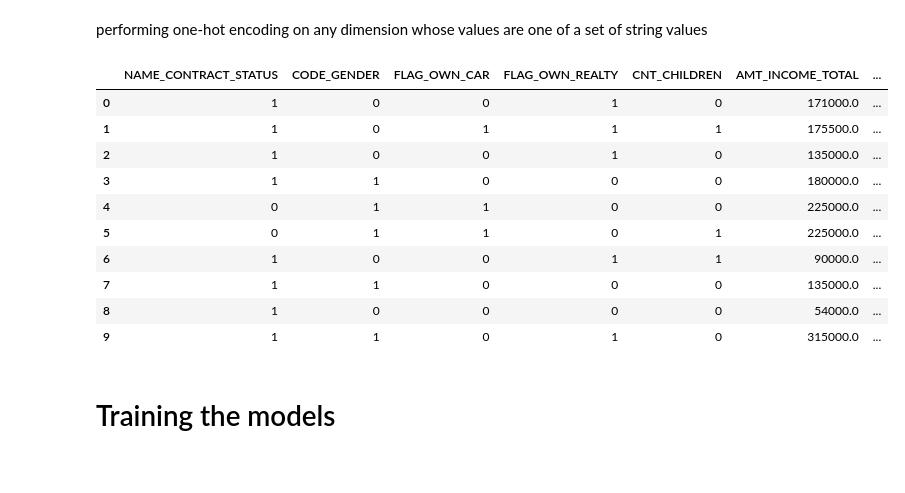
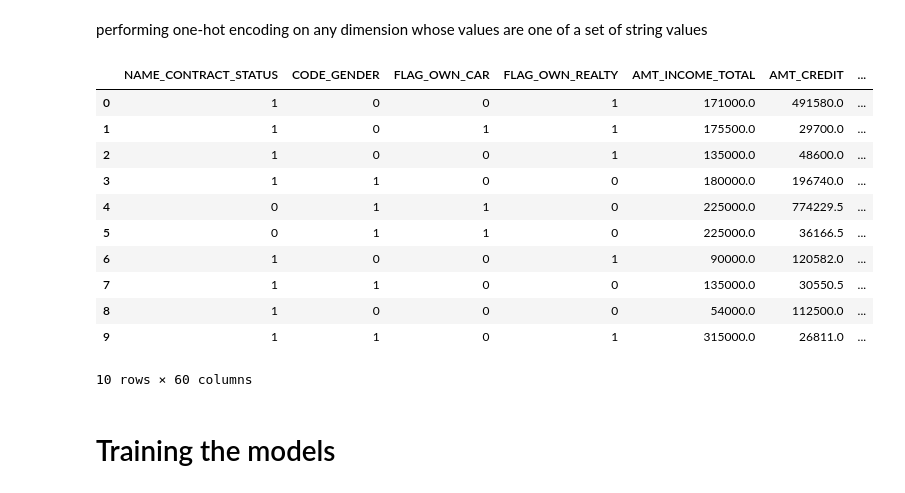
Before and after one commit to DanielHunte/Credit-Analysis, a Jupyter notebook: model-selection.ipynb, the cells around one changed output. Drawn from its saved outputs; the diff is of its cells as text; code cells hidden in the pictures.

```diff
--- a/model-selection.ipynb
+++ b/model-selection.ipynb
@@ -21,8 +21,11 @@ df = pd.read_csv('database.csv', nrows=5000)[[
     'AMT_CREDIT',
     'NAME_INCOME_TYPE',
     'NAME_EDUCATION_TYPE',
+    'NAME_FAMILY_STATUS',
+    'NAME_HOUSING_TYPE',
     'DAYS_BIRTH',
     'DAYS_EMPLOYED',
+    'OCCUPATION_TYPE',
     'CNT_FAM_MEMBERS'
 ]]
 
@@ -78,7 +81,7 @@ df_reduced.head(10)
 ## One-Hot Encoding
 defining a function that returns a copy of the input dataframe with a specific dimension one-hot encoded
 # %%
-def one_hot_encode(df, name):
+def one_hot_encode(df, name, prefix=''):
     if type(name) != str:
         raise Exception('one hot encoding applies to one dimension at a time')
     if len(df) == 0:
@@ -90,32 +93,37 @@ def one_hot_encode(df, name):
     #for each unique value, we create a new column where df[row][new column] is 1 if the value of df[row][value] == new column
     for v in values:
         one_hot_column = [(1 if df[name][i] == v else 0) for i in range(len(df))]
-        df.insert(loc=len(df.loc[0]), column=v, value=one_hot_column)
+        df.insert(loc=len(df.loc[0]), column=prefix + str(v), value=one_hot_column)
 
     return df.drop(labels=[name], axis=1)
 # %% [markdown]
 performing one-hot encoding on any dimension whose values are one of a set of string values
 # %%
 df_encoded = df_reduced
+df_encoded = one_hot_encode(df_encoded, 'NAME_INCOME_TYPE')
 df_encoded = one_hot_encode(df_encoded, 'NAME_EDUCATION_TYPE')
-df_encoded = one_hot_encode(df_encoded, 'NAME_INCOME_TYPE')
-
-df_final = df_encoded
+df_encoded = one_hot_encode(df_encoded, 'NAME_FAMILY_STATUS')
+df_encoded = one_hot_encode(df_encoded, 'NAME_HOUSING_TYPE')
+df_encoded = one_hot_encode(df_encoded, 'OCCUPATION_TYPE')
+df_encoded = one_hot_encode(df_encoded, 'CNT_CHILDREN', prefix='CNT_CHILDREN_')
+df_encoded = one_hot_encode(df_encoded, 'CNT_FAM_MEMBERS', prefix='CNT_CHILDREN_')
+df_all_features = df_encoded
 
 #sanity check the dataframe before any work on it begins
-df_final.head(10)
+df_all_features.head(10)
 # %% [output]
-|  | NAME_CONTRACT_STATUS | CODE_GENDER | FLAG_OWN_CAR | FLAG_OWN_REALTY | CNT_CHILDREN | AMT_INCOME_TOTAL | ... |
-| 0 | 1 | 0 | 0 | 1 | 0 | 171000.0 | ... |
-| 1 | 1 | 0 | 1 | 1 | 1 | 175500.0 | ... |
-| 2 | 1 | 0 | 0 | 1 | 0 | 135000.0 | ... |
-| 3 | 1 | 1 | 0 | 0 | 0 | 180000.0 | ... |
-| 4 | 0 | 1 | 1 | 0 | 0 | 225000.0 | ... |
-| 5 | 0 | 1 | 1 | 0 | 1 | 225000.0 | ... |
-| 6 | 1 | 0 | 0 | 1 | 1 | 90000.0 | ... |
-| 7 | 1 | 1 | 0 | 0 | 0 | 135000.0 | ... |
-| 8 | 1 | 0 | 0 | 0 | 0 | 54000.0 | ... |
-| 9 | 1 | 1 | 0 | 1 | 0 | 315000.0 | ... |
+|  | NAME_CONTRACT_STATUS | CODE_GENDER | FLAG_OWN_CAR | FLAG_OWN_REALTY | AMT_INCOME_TOTAL | AMT_CREDIT | ... |
+| 0 | 1 | 0 | 0 | 1 | 171000.0 | 491580.0 | ... |
+| 1 | 1 | 0 | 1 | 1 | 175500.0 | 29700.0 | ... |
+| 2 | 1 | 0 | 0 | 1 | 135000.0 | 48600.0 | ... |
+| 3 | 1 | 1 | 0 | 0 | 180000.0 | 196740.0 | ... |
+| 4 | 0 | 1 | 1 | 0 | 225000.0 | 774229.5 | ... |
+| 5 | 0 | 1 | 1 | 0 | 225000.0 | 36166.5 | ... |
+| 6 | 1 | 0 | 0 | 1 | 90000.0 | 120582.0 | ... |
+| 7 | 1 | 1 | 0 | 0 | 135000.0 | 30550.5 | ... |
+| 8 | 1 | 0 | 0 | 0 | 54000.0 | 112500.0 | ... |
+| 9 | 1 | 1 | 0 | 1 | 315000.0 | 26811.0 | ... |
+10 rows × 60 columns
 # %% [markdown]
 # Training the models
 # %% [markdown]
```
Also changed, not shown: parts of 15 cells of this notebook.
